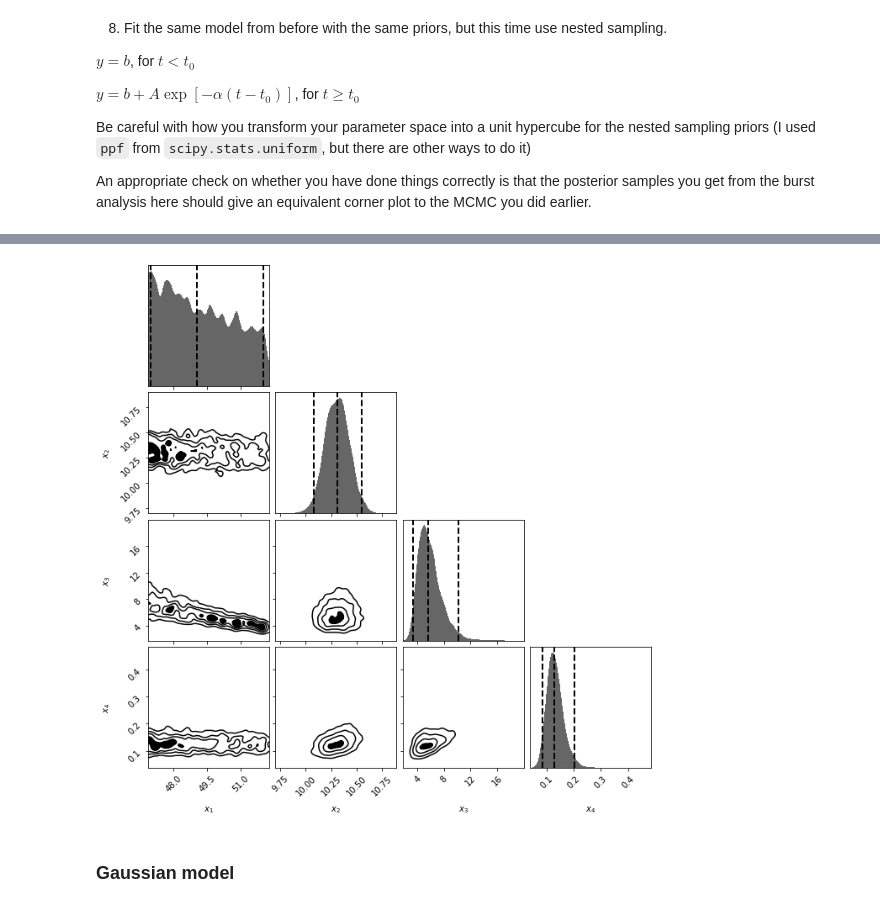
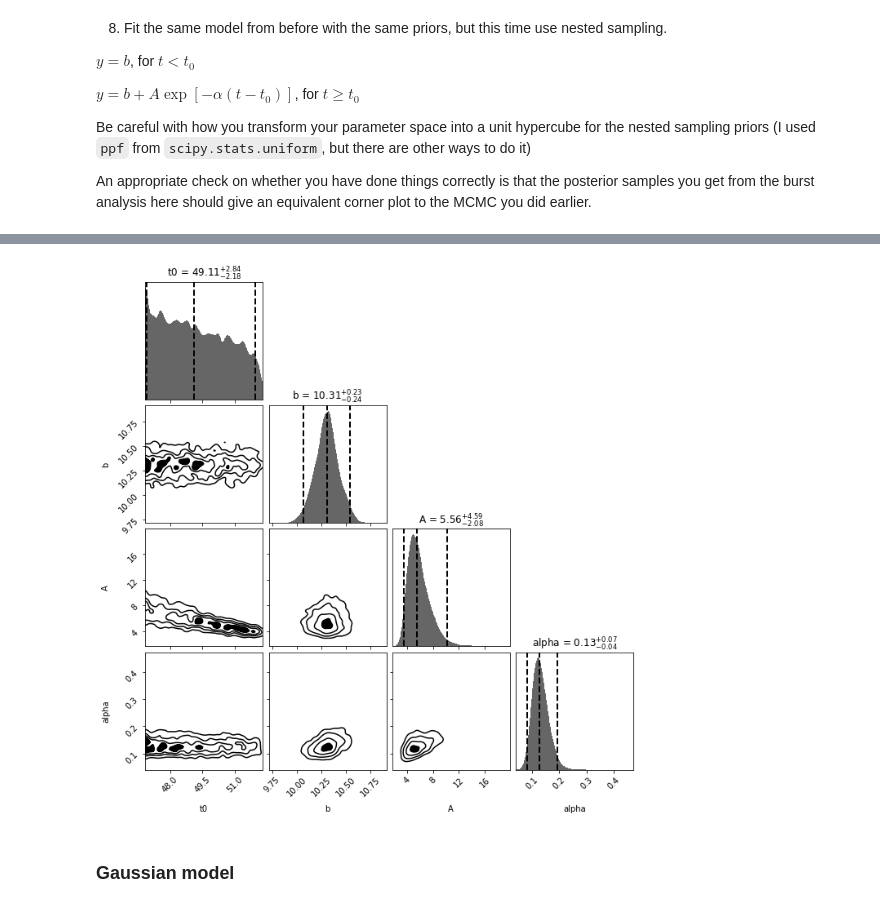
Before and after one commit to ludovicobizzarri/astrostatistics_bicocca_2024, a Jupyter notebook: working/Lesson 12/Transient universe-Nested sampling.ipynb, the cells around one changed output, grey strips where cells are left out. Cells and saved outputs as stored; diff of their text form; code cells hidden in the pictures.

Commit message:
corrected Gauss model, computed uncertainty on bayes factor

```diff
--- a/working/Lesson 12/Transient universe-Nested sampling.ipynb
+++ b/working/Lesson 12/Transient universe-Nested sampling.ipynb
@@ -106,10 +154,10 @@ Be careful with how you transform your parameter space into a unit hypercube for
 
 An appropriate check on whether you have done things correctly is that the posterior samples you get from the burst analysis here should give an equivalent corner plot to the MCMC you did earlier.
 # %%
-# "Static" nested sampling.
+# "Static" nested sampling: burst model
 ndim = 4
 
-sampler_burst = dynesty.NestedSampler(logL, prior_trans, ndim)
+sampler_burst = dynesty.NestedSampler(logL, prior_trans, ndim, logl_args=['burst'],ptform_args=['burst'])
 sampler_burst.run_nested()
 sresults_burst = sampler_burst.results
 # %% [output]
@@ -126,0 +171,6 @@ tfig, taxes = dyplot.traceplot(sresults_burst)
+# %%
+burst_params_name = np.array(['t0','b','A','alpha'])
+
+tfig, taxes = dyplot.traceplot(sresults_burst,labels=burst_params_name)
+
+tfig.tight_layout()
@@ -127,7 +179,7 @@ tfig, taxes = dyplot.traceplot(sresults_burst)
 # %%
-cfig, caxes = dyplot.cornerplot(sresults_burst)
+cfig, caxes = dyplot.cornerplot(sresults_burst,labels=burst_params_name,show_titles=True)
 # %% [output]
-[figure, old version]
+[figure, new version]
 # %% [markdown]
 ### Gaussian model
 # %% [markdown]
```
Also changed, not shown: parts of 27 cells of this notebook.
